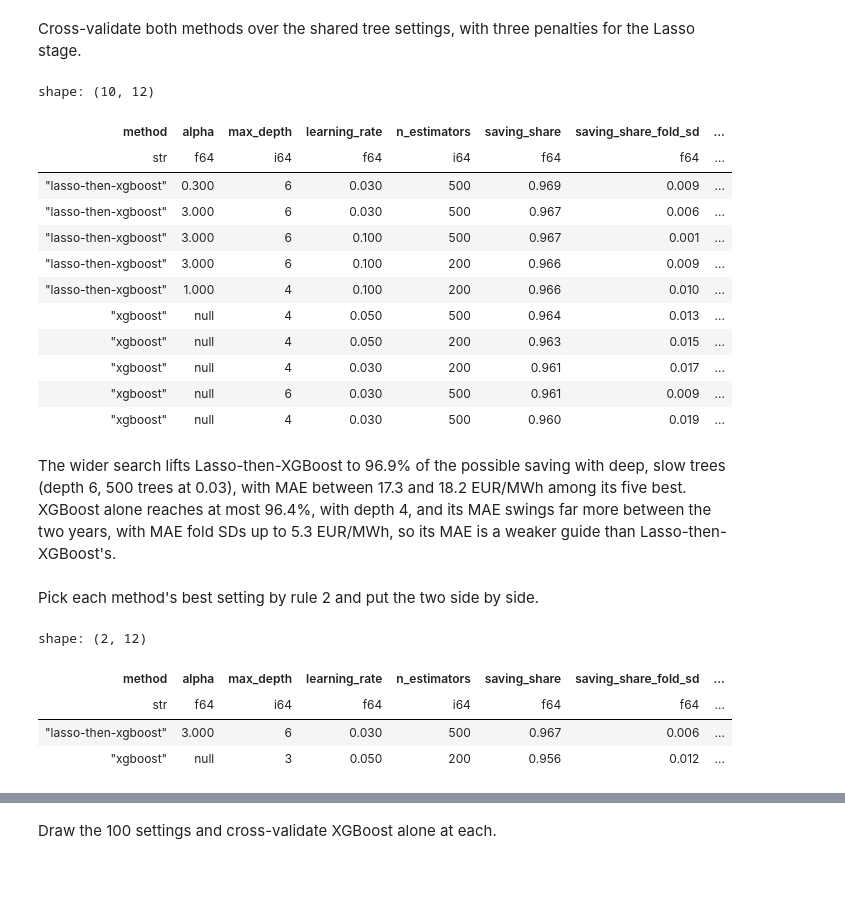
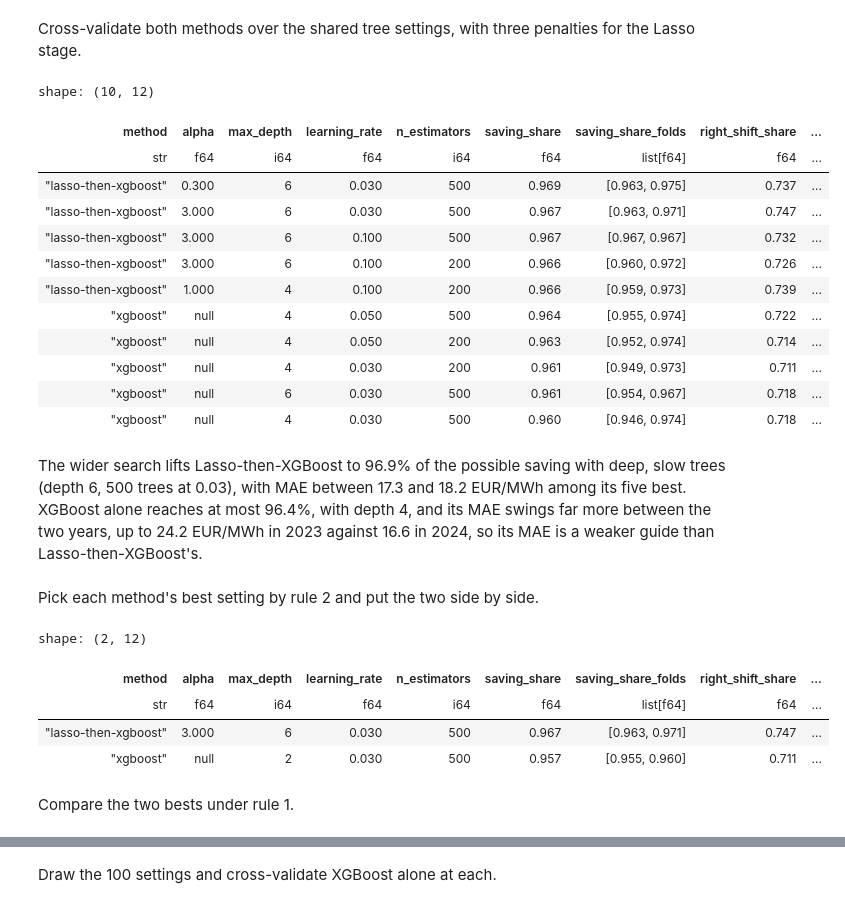
Before and after one commit to martin-gbeck/dba-group-project, a Jupyter notebook: de_price_forecast.ipynb, the cells around one changed output, grey strips where cells are left out. Cells and saved outputs as stored; diff of their text form; code cells hidden in the pictures; blank space fills up the shorter version.

```diff
--- a/de_price_forecast.ipynb
+++ b/de_price_forecast.ipynb
@@ -1440,71 +1513,66 @@ for settings in TREE_GRID:
     summary, _ = cross_validate(
         XGBRegressor(random_state=0, **settings), FINAL_COLUMNS, dev, FOLDS
     )
     wide_rows.append({"method": "xgboost", "alpha": None} | settings | summary)
     for alpha in (0.3, 1.0, 3.0):
         model = LassoThenXGB(FINAL_COLUMNS, FINAL_LINEAR, alpha=alpha, **settings)
         summary, _ = cross_validate(model, FINAL_COLUMNS, dev, FOLDS)
         wide_rows.append(
             {"method": "lasso-then-xgboost", "alpha": alpha} | settings | summary
         )
 
 wide = pl.DataFrame(wide_rows)
 SCORE_COLUMNS = [
     "saving_share",
-    "saving_share_fold_sd",
+    "saving_share_folds",
     "right_shift_share",
     "mae",
-    "mae_fold_sd",
+    "mae_folds",
     "rmse",
     "mase",
 ]
 # the five settings with the highest saving share for each method
 (
     wide.sort("saving_share", descending=True)
     .group_by("method", maintain_order=True)
     .head(5)
     .select(
         "method", "alpha", "max_depth", "learning_rate", "n_estimators", *SCORE_COLUMNS
     )
 )
 # %% [output]
 shape: (10, 12)
-| method | alpha | max_depth | learning_rate | n_estimators | saving_share | saving_share_fold_sd | ... |
-| str | f64 | i64 | f64 | i64 | f64 | f64 | ... |
-| "lasso-then-xgboost" | 0.300 | 6 | 0.030 | 500 | 0.969 | 0.009 | ... |
-| "lasso-then-xgboost" | 3.000 | 6 | 0.030 | 500 | 0.967 | 0.006 | ... |
-| "lasso-then-xgboost" | 3.000 | 6 | 0.100 | 500 | 0.967 | 0.001 | ... |
-| "lasso-then-xgboost" | 3.000 | 6 | 0.100 | 200 | 0.966 | 0.009 | ... |
-| "lasso-then-xgboost" | 1.000 | 4 | 0.100 | 200 | 0.966 | 0.010 | ... |
-| "xgboost" | null | 4 | 0.050 | 500 | 0.964 | 0.013 | ... |
-| "xgboost" | null | 4 | 0.050 | 200 | 0.963 | 0.015 | ... |
-| "xgboost" | null | 4 | 0.030 | 200 | 0.961 | 0.017 | ... |
-| "xgboost" | null | 6 | 0.030 | 500 | 0.961 | 0.009 | ... |
-| "xgboost" | null | 4 | 0.030 | 500 | 0.960 | 0.019 | ... |
+| method | alpha | max_depth | learning_rate | n_estimators | saving_share | saving_share_folds | right_shift_share | ... |
+| str | f64 | i64 | f64 | i64 | f64 | list[f64] | f64 | ... |
+| "lasso-then-xgboost" | 0.300 | 6 | 0.030 | 500 | 0.969 | [0.963, 0.975] | 0.737 | ... |
+| "lasso-then-xgboost" | 3.000 | 6 | 0.030 | 500 | 0.967 | [0.963, 0.971] | 0.747 | ... |
+| "lasso-then-xgboost" | 3.000 | 6 | 0.100 | 500 | 0.967 | [0.967, 0.967] | 0.732 | ... |
+| "lasso-then-xgboost" | 3.000 | 6 | 0.100 | 200 | 0.966 | [0.960, 0.972] | 0.726 | ... |
+| "lasso-then-xgboost" | 1.000 | 4 | 0.100 | 200 | 0.966 | [0.959, 0.973] | 0.739 | ... |
+| "xgboost" | null | 4 | 0.050 | 500 | 0.964 | [0.955, 0.974] | 0.722 | ... |
+| "xgboost" | null | 4 | 0.050 | 200 | 0.963 | [0.952, 0.974] | 0.714 | ... |
+| "xgboost" | null | 4 | 0.030 | 200 | 0.961 | [0.949, 0.973] | 0.711 | ... |
+| "xgboost" | null | 6 | 0.030 | 500 | 0.961 | [0.954, 0.967] | 0.718 | ... |
+| "xgboost" | null | 4 | 0.030 | 500 | 0.960 | [0.946, 0.974] | 0.718 | ... |
 # %% [markdown]
-The wider search lifts Lasso-then-XGBoost to 96.9% of the possible saving with deep, slow trees (depth 6, 500 trees at 0.03), with MAE between 17.3 and 18.2 EUR/MWh among its five best. XGBoost alone reaches at most 96.4%, with depth 4, and its MAE swings far more between the two years, with MAE fold SDs up to 5.3 EUR/MWh, so its MAE is a weaker guide than Lasso-then-XGBoost's.
+The wider search lifts Lasso-then-XGBoost to 96.9% of the possible saving with deep, slow trees (depth 6, 500 trees at 0.03), with MAE between 17.3 and 18.2 EUR/MWh among its five best. XGBoost alone reaches at most 96.4%, with depth 4, and its MAE swings far more between the two years, up to 24.2 EUR/MWh in 2023 against 16.6 in 2024, so its MAE is a weaker guide than Lasso-then-XGBoost's.
 # %% [markdown]
 Pick each method's best setting by rule 2 and put the two side by side.
 # %%
-# per method: the lowest MAE among settings within the top setting's fold SD
-wide_best: list[pl.DataFrame] = []
-for method in ("lasso-then-xgboost", "xgboost"):
-    part = wide.filter(pl.col("method") == method)
-    top = part.sort("saving_share", descending=True).row(0, named=True)
-    wide_best.append(
-        part.filter(
-            pl.col("saving_share") >= top["saving_share"] - top["saving_share_fold_sd"]
-        )
-        .sort("mae")
-        .head(1)
-    )
+# each method's best setting by rule 2: Lasso-then-XGBoost first, then XGBoost alone
+wide_best = [
+    best_setting(wide.filter(pl.col("method") == method))
+    for method in ("lasso-then-xgboost", "xgboost")
+]
 
 pl.concat(wide_best).select(
     "method", "alpha", "max_depth", "learning_rate", "n_estimators", *SCORE_COLUMNS
 )
 # %% [output]
 shape: (2, 12)
-| method | alpha | max_depth | learning_rate | n_estimators | saving_share | saving_share_fold_sd | ... |
-| str | f64 | i64 | f64 | i64 | f64 | f64 | ... |
-| "lasso-then-xgboost" | 3.000 | 6 | 0.030 | 500 | 0.967 | 0.006 | ... |
-| "xgboost" | null | 3 | 0.050 | 200 | 0.956 | 0.012 | ... |
+| method | alpha | max_depth | learning_rate | n_estimators | saving_share | saving_share_folds | right_shift_share | ... |
+| str | f64 | i64 | f64 | i64 | f64 | list[f64] | f64 | ... |
+| "lasso-then-xgboost" | 3.000 | 6 | 0.030 | 500 | 0.967 | [0.963, 0.971] | 0.747 | ... |
+| "xgboost" | null | 2 | 0.030 | 500 | 0.957 | [0.955, 0.960] | 0.711 | ... |
+# %% [markdown]
+Compare the two bests under rule 1.
```
Also changed, not shown: parts of 67 cells of this notebook, 1 other file.
